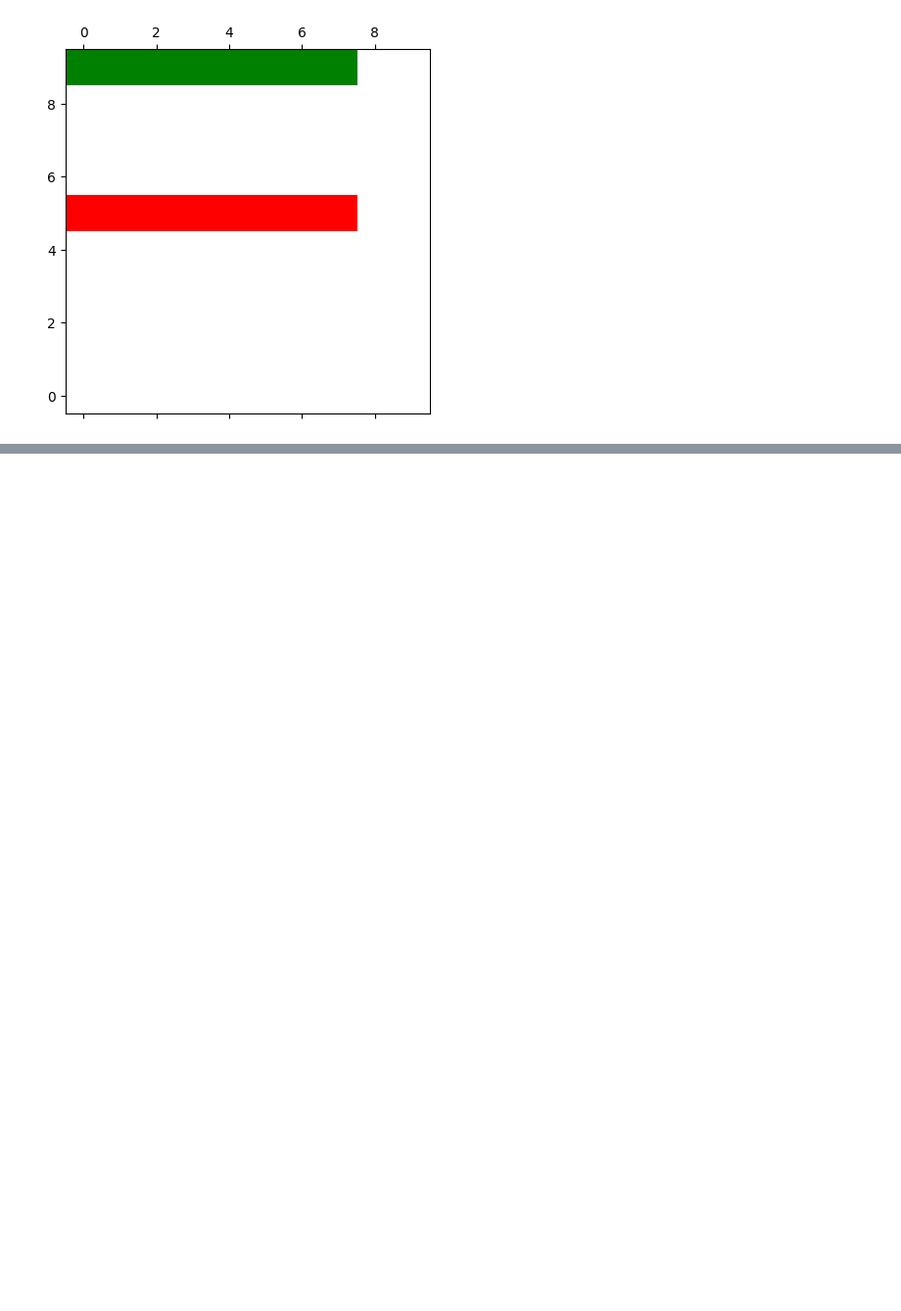
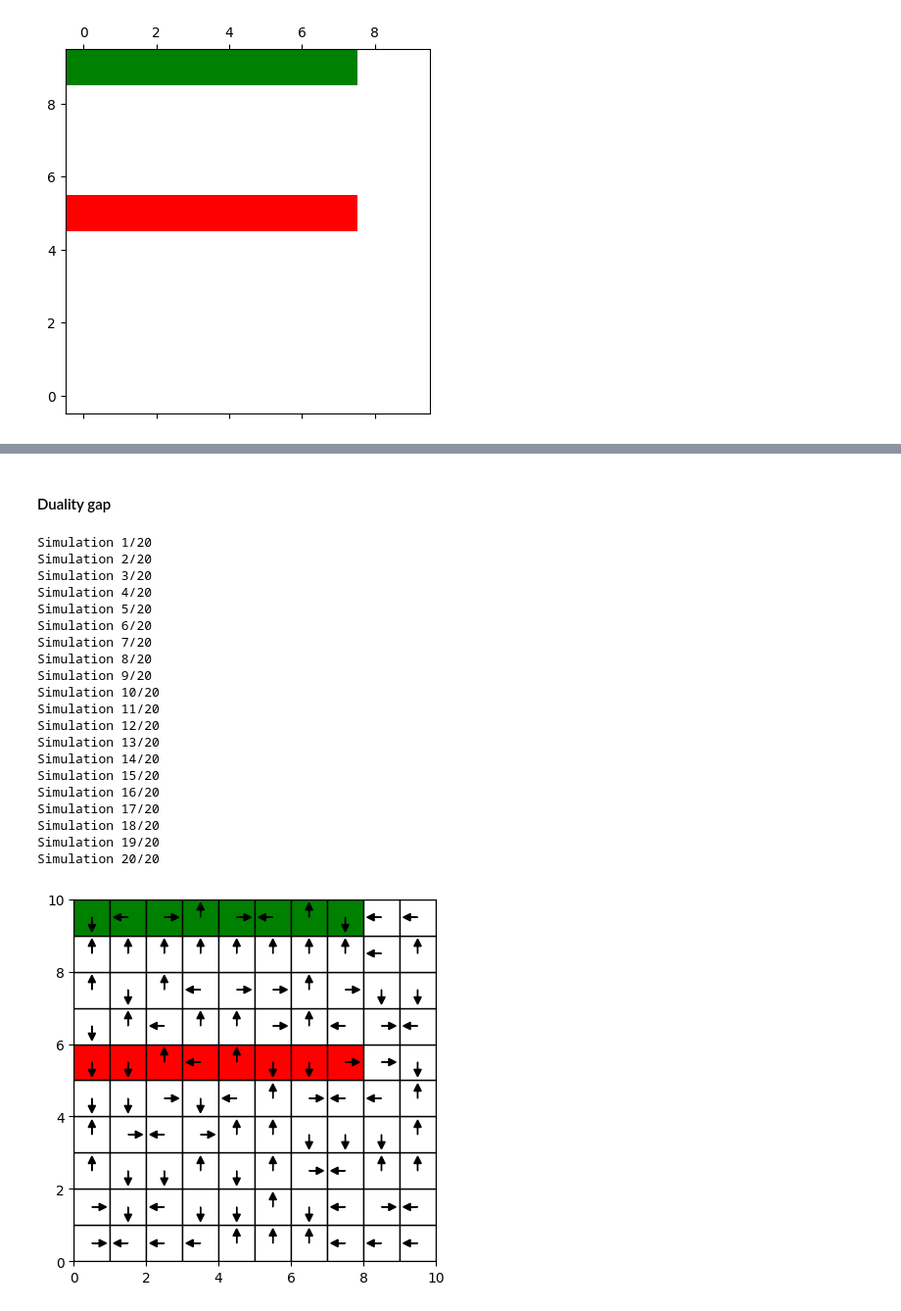
Before and after one commit to EstebanLeiva/apprenticeshiplearning, a Jupyter notebook: scripts/gridworld.ipynb, the cells around one changed output, grey strips where cells are left out. Shown at 98% size. Saved outputs shown, nothing was run; the diff lists cells and outputs as text; code cells hidden in the pictures; blank space fills up the shorter version.

```diff
--- a/scripts/gridworld.ipynb
+++ b/scripts/gridworld.ipynb
@@ -399,0 +369,55 @@ plt.show()
+# %% [markdown]
+#### Duality gap
+# %%
+import matplotlib.pyplot as plt
+
+alpha = 0.25
+T = 10000
+
+solver_smd = SolverSMD(gridworld, c_hat, alpha, mu_e, c_0, u_0, mu_0, 1e-2, 1e-2, T)
+c, u, mu = solver_smd.solve_expected(N, graphics=True, graphics_gap=True)
+
+policy_e = gridworld.mdp_forward.get_policy_from_mu(mu)
+visualize_policy = np.zeros((n,n))
+for i in range(n):
+    for j in range(n):
+        visualize_policy[i,j] = np.argmax(policy_e[gridworld.grid_to_S[i, j]])
+
+plot_policy(grid, visualize_policy, obstacles, goal)
+
+plt.plot(solver_smd.c_iter)
+plt.plot(solver_smd.u_iter)
+plt.plot(solver_smd.mu_iter)
+plt.xlabel('Iterations')
+plt.ylabel('Error')
+plt.legend(['c', 'u', 'mu'])
+plt.show()
+
+plt.scatter(solver_smd.gaps_index, solver_smd.gaps, alpha=0.7, edgecolor='k')
+plt.ylim((0, 50))
+plt.xlabel('Iterations')
+plt.ylabel('Duality gap')
+plt.grid()
+plt.show()
+# %% [output]
+Simulation 1/20
+Simulation 2/20
+Simulation 3/20
+Simulation 4/20
+Simulation 5/20
+Simulation 6/20
+Simulation 7/20
+Simulation 8/20
+Simulation 9/20
+Simulation 10/20
+Simulation 11/20
+Simulation 12/20
+Simulation 13/20
+Simulation 14/20
+Simulation 15/20
+Simulation 16/20
+Simulation 17/20
+Simulation 18/20
+Simulation 19/20
+Simulation 20/20
+[figure, added]
```
Also changed, not shown: parts of 21 cells of this notebook, 2 other files.
